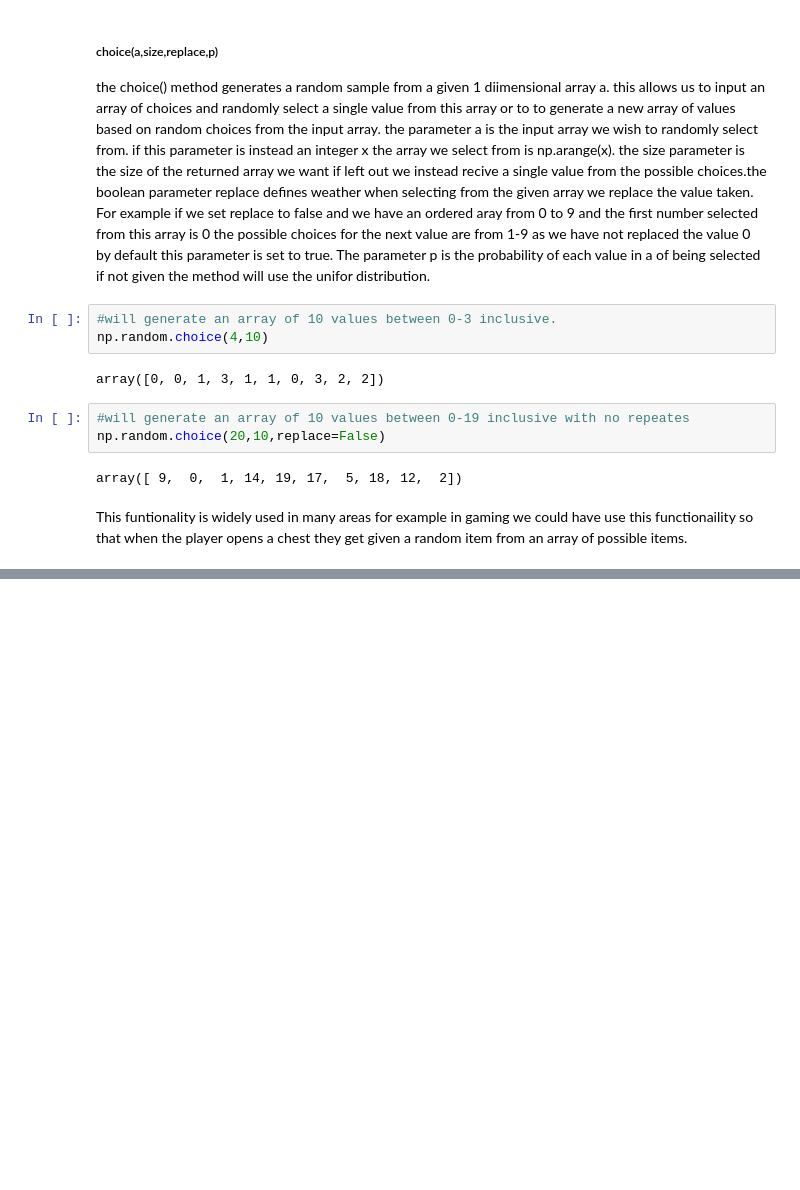
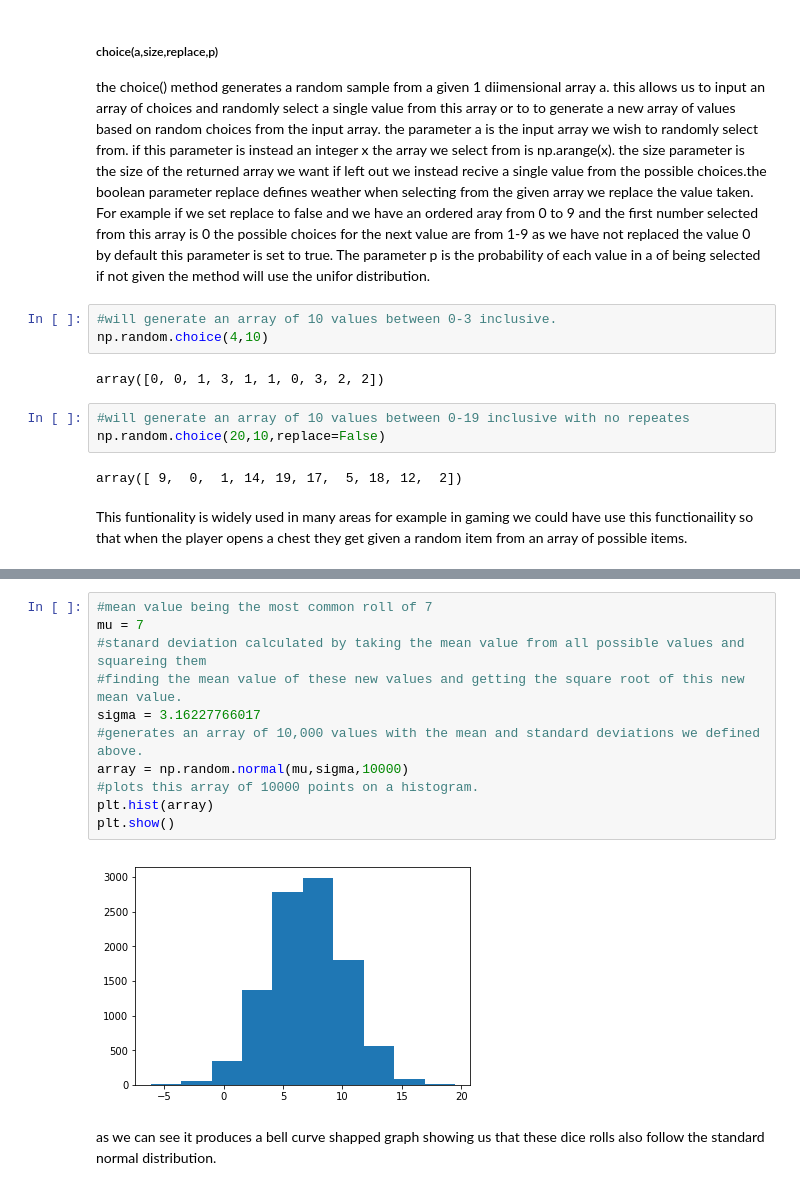
Before and after one commit to Uamhan/Emerging-technologies-Project, a Jupyter notebook: numpy-random.ipynb, the cells around one changed output, grey strips where cells are left out. Cells and saved outputs as stored; diff of their text form; blank space fills up the shorter version.

```diff
--- a/numpy-random.ipynb
+++ b/numpy-random.ipynb
@@ -211,0 +265,15 @@ This funtionality is widely used in many areas for example in gaming we could ha
+# %%
+#mean value being the most common roll of 7
+mu = 7
+#stanard deviation calculated by taking the mean value from all possible values and squareing them
+#finding the mean value of these new values and getting the square root of this new mean value.
+sigma = 3.16227766017
+#generates an array of 10,000 values with the mean and standard deviations we defined above.
+array = np.random.normal(mu,sigma,10000)
+#plots this array of 10000 points on a histogram.
+plt.hist(array)
+plt.show()
+# %% [output]
+[figure, added]
+# %% [markdown]
+as we can see it produces a bell curve shapped graph showing us that these dice rolls also follow the standard normal distribution.
```
Also changed, not shown: parts of 4 cells of this notebook.
